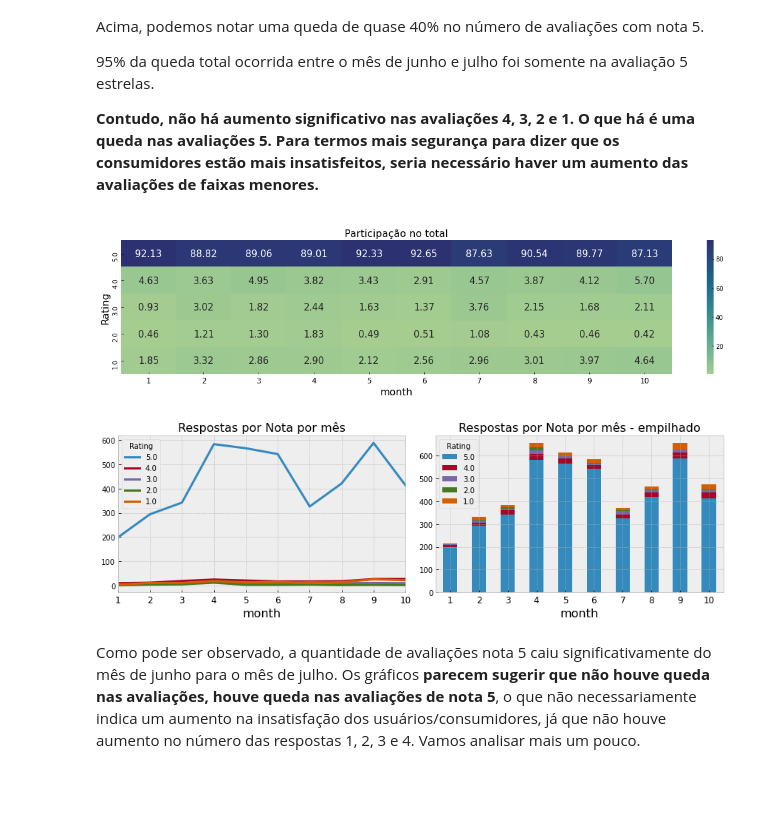
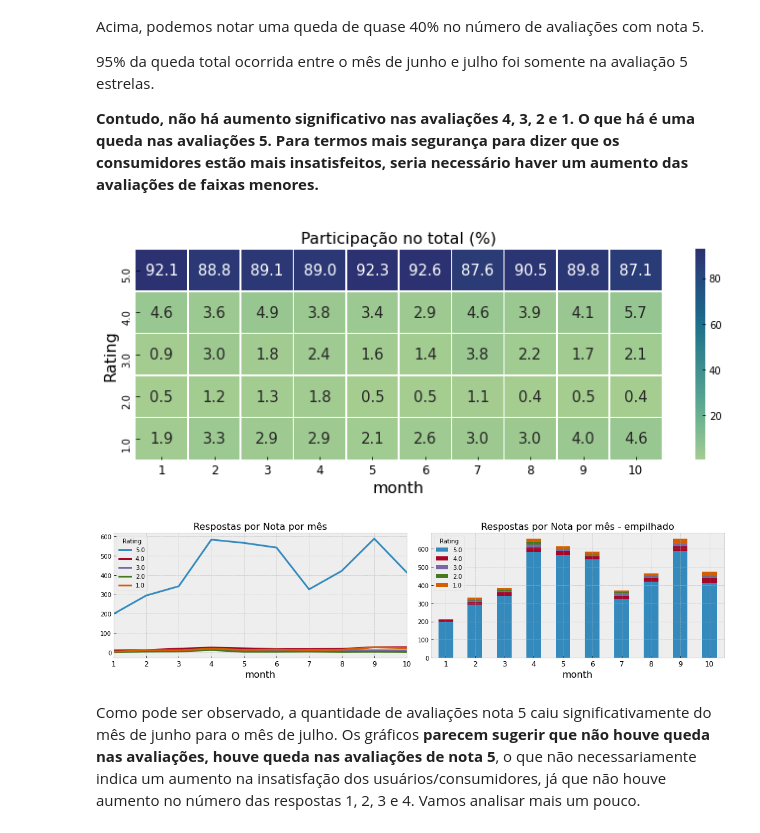
Before and after one commit to japanfelipe/challenge_ze, a Jupyter notebook: desafio I/notebooks/questao1.ipynb, the cells around one changed output. Saved outputs shown, nothing was run; the diff lists cells and outputs as text; code cells hidden in the pictures; blank space fills up the shorter version.

```diff
--- a/desafio I/notebooks/questao1.ipynb
+++ b/desafio I/notebooks/questao1.ipynb
@@ -222,21 +222,21 @@ sns.heatmap(classificacao_por_mes_rating
 Agora conseguimos olhar com mais clareza o que foi citado no case. Olhar apenas a média diária ou mensal pode "mascarar" o resultado inferior obtido no mês de julho. Acima, podemos notar uma queda de quase 40% no número de avaliações com nota 5. <p> 95% da queda total ocorrida entre o mês de junho e julho foi somente na avaliação 5 estrelas. <p>
 **Contudo, não há aumento significativo nas avaliações 4, 3, 2 e 1. O que há é uma queda nas avaliações 5. Para termos mais segurança para dizer que os consumidores estão mais insatisfeitos, seria necessário haver um aumento das avaliações de faixas menores.**
 # %%
-plt.figure(figsize=(16,4))
+plt.figure(figsize=(10,4))
 sns.heatmap(
     (classificacao.pivot_table(columns='Rating',
                           index='month',
                           values='OrderID',
                           aggfunc='count')
     .apply(lambda x: x/x.sum()*100, axis=1)
     .T)
-    .sort_index(ascending=False), annot=True, fmt='.2f', linewidths=0, cmap="crest", annot_kws={"fontsize":15}
-), plt.title('Participação no total')
+    .sort_index(ascending=False), annot=True, fmt='.1f', linewidths=0.5, cmap="crest", annot_kws={"fontsize":15}
+), plt.title('Participação no total (%)')
 plt.tight_layout(), plt.savefig(IMAGES / 'par_por_nota.png');
 # %% [output]
-[figure, old version]
+[figure, new version]
 # %%
-fig, (ax1,ax2) = plt.subplots(1,2, figsize=(12,4))
+fig, (ax1,ax2) = plt.subplots(1,2, figsize=(15,4))
 
 (classificacao_por_mes_rating
  .sort_index(ascending=False)
@@ -250,7 +250,7 @@ fig, (ax1,ax2) = plt.subplots(1,2, figsize=(12,4))
  plt.xticks(rotation=0)
 ), plt.tight_layout(), plt.savefig(IMAGES / 'av_por_nota.png');
 # %% [output]
-[figure, old version]
+[figure, new version]
 # %% [markdown]
 Como pode ser observado, a quantidade de avaliações nota 5 caiu significativamente do mês de junho para o mês de julho. Os gráficos **parecem sugerir que não houve queda nas avaliações, houve queda nas avaliações de nota 5**, o que não necessariamente indica um aumento na insatisfação dos usuários/consumidores, já que não houve aumento no número das respostas 1, 2, 3 e 4. Vamos analisar mais um pouco.
 # %% [markdown]
```
Also changed, not shown: parts of 16 cells of this notebook, 9 other files.
